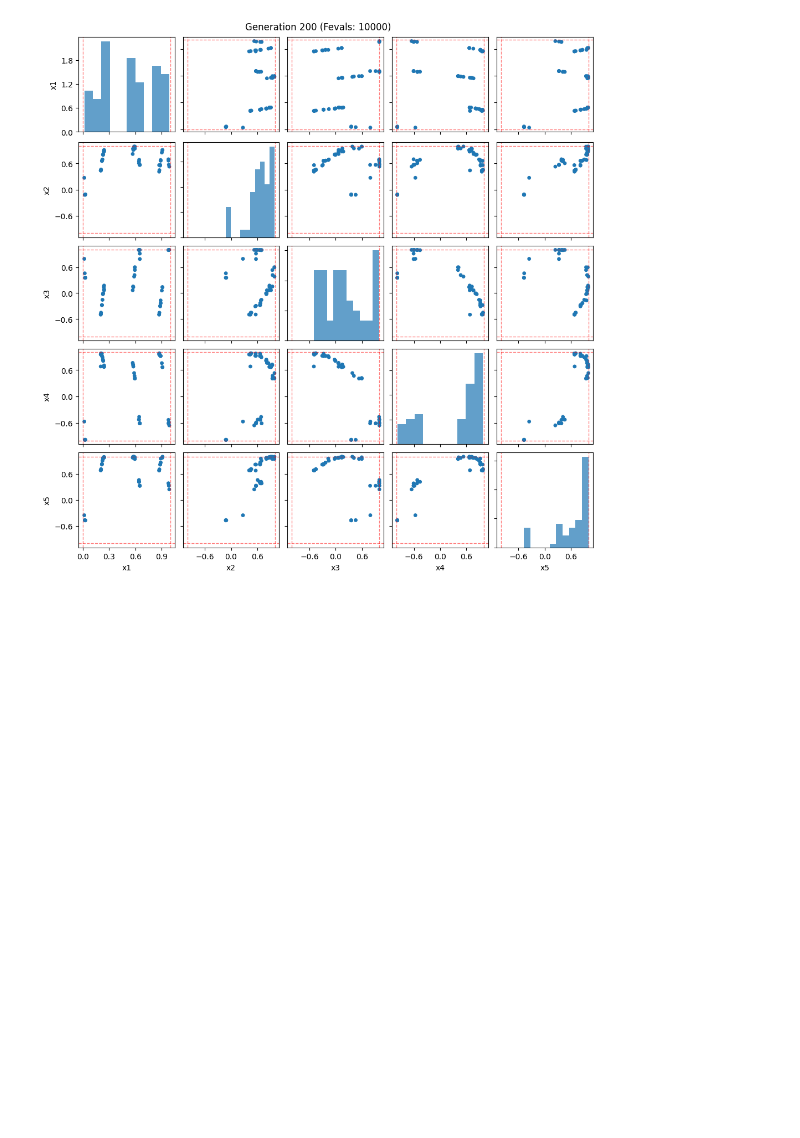
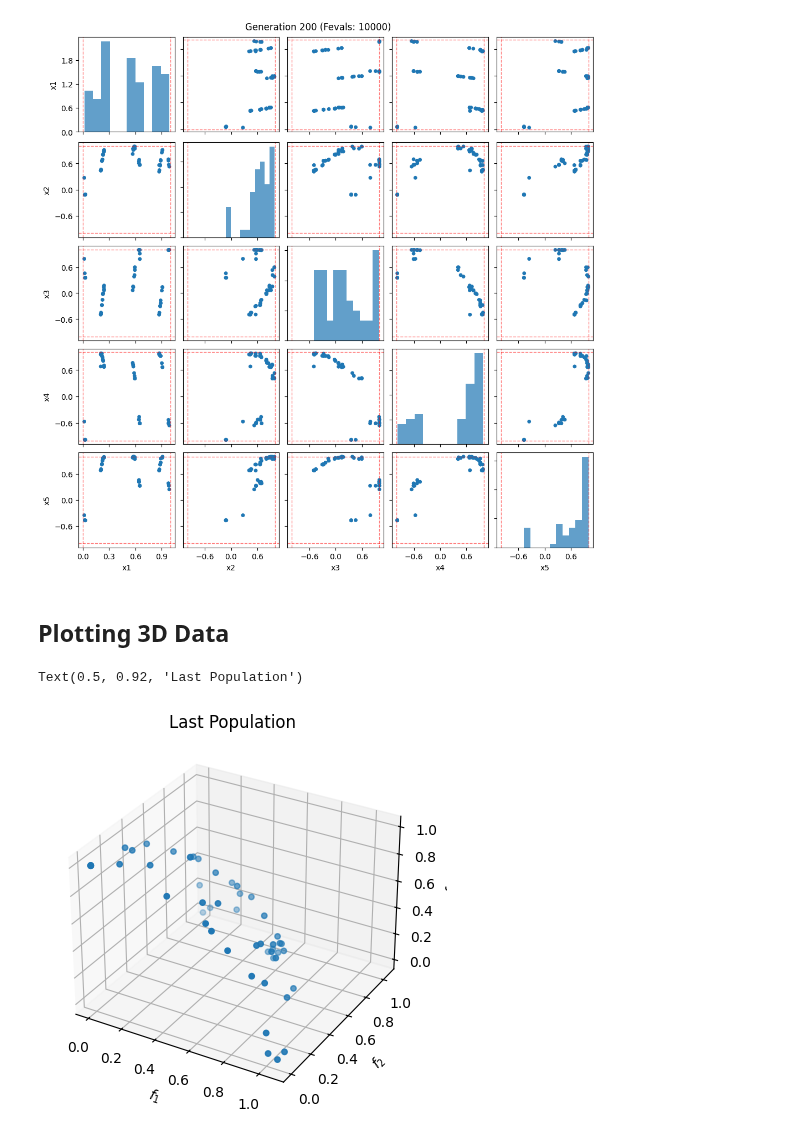
Before and after one commit to electronsandstuff/ParetoBench, a Jupyter notebook: example_notebooks/plotting.ipynb, the cells around one changed output. Cells and saved outputs as stored; diff of their text form; code cells hidden in the pictures; blank space fills up the shorter version.

Commit message:
start adding 3D plotting back in

```diff
--- a/example_notebooks/plotting.ipynb
+++ b/example_notebooks/plotting.ipynb
@@ -95,3 +95,20 @@ animate_objectives(exp.runs[0], objectives_plot_settings=PlotObjectivesSettings(
 animate_decision_vars(exp.runs[0]).save("decision_vars.mp4")
 # %% [output]
 [figure]
+# %% [markdown]
+## Plotting 3D Data
+# %%
+exp3d = pb.Experiment.load("data/plotting_data_3d.h5")
+# %%
+# Get the final generation from one of the runs
+idx = 0
+first_pop = exp3d.runs[idx].reports[0]
+last_pop = exp3d.runs[idx].reports[-1]
+
+# Plot the objectives with default parameters. The dominated solutions are
+# shown with some transparency to distinguish them
+plot_objectives(last_pop)
+plt.title("Last Population")
+# %% [output]
+Text(0.5, 0.92, 'Last Population')
+[figure, added]
```
Also changed, not shown: 1 other file.
